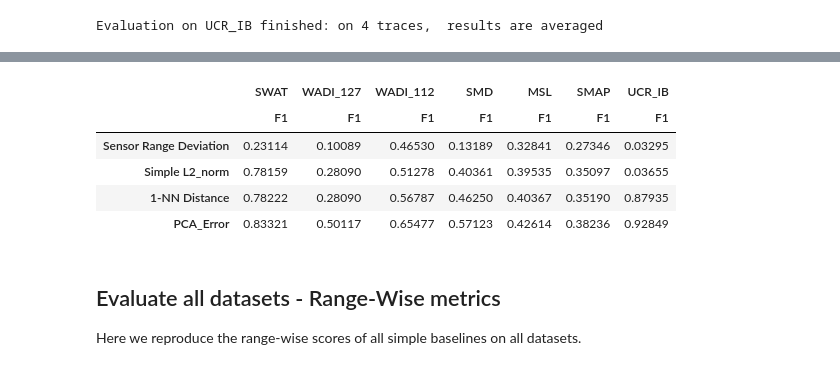
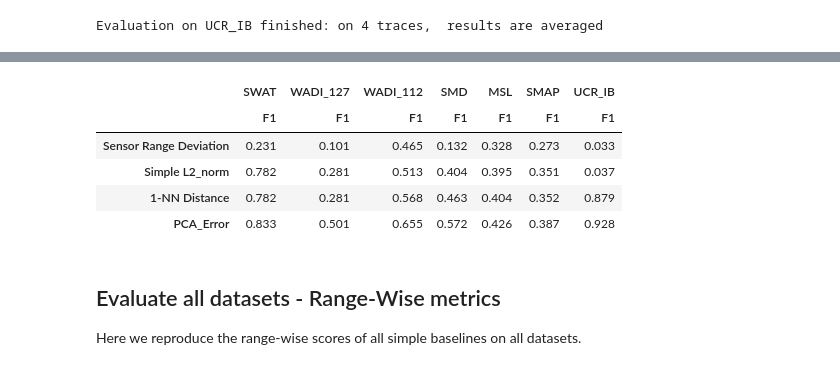
Before and after one commit to ssarfraz/QuoVadisTAD, a Jupyter notebook: notebooks/simple_baselines_evaluation.ipynb, the cells around one changed output, grey strips where cells are left out. Cells and saved outputs as stored; diff of their text form; code cells hidden in the pictures.

```diff
--- a/notebooks/simple_baselines_evaluation.ipynb
+++ b/notebooks/simple_baselines_evaluation.ipynb
@@ -84,7 +84,7 @@ Evaluation on SWAT finished
 ## Evaluate on all datasets - Point-Wise metrics
 Here we reproduce the point-wise F1 score of all simple baselines on all datasets.
 # %%
-df_point_wise = evaluate_baselines_on_all_paper_datasets(
+df_point_wise = evaluate_simple_baselines_on_all_paper_datasets(
     root_path=module_path,
     dataset_names=None,
     data_normalization="0-1",
@@ -129,18 +129,18 @@ Evaluation on UCR_IB finished: on 4 traces,  results are averaged
 # %%
 (
     df_point_wise
     .drop(['P', 'R','AUPRC'], axis=1, level=1)
     .style
-    .format(precision=5)
+    .format(precision=3)
     .apply(highlight_max, props='color:white;background-color:darkblue', axis=0)
 )
 # %% [output]
 |  | SWAT | WADI_127 | WADI_112 | SMD | MSL | SMAP | UCR_IB |
 |  | F1 | F1 | F1 | F1 | F1 | F1 | F1 |
-| Sensor Range Deviation | 0.23114 | 0.10089 | 0.46530 | 0.13189 | 0.32841 | 0.27346 | 0.03295 |
-| Simple L2_norm | 0.78159 | 0.28090 | 0.51278 | 0.40361 | 0.39535 | 0.35097 | 0.03655 |
-| 1-NN Distance | 0.78222 | 0.28090 | 0.56787 | 0.46250 | 0.40367 | 0.35190 | 0.87935 |
-| PCA_Error | 0.83321 | 0.50117 | 0.65477 | 0.57123 | 0.42614 | 0.38236 | 0.92849 |
+| Sensor Range Deviation | 0.231 | 0.101 | 0.465 | 0.132 | 0.328 | 0.273 | 0.033 |
+| Simple L2_norm | 0.782 | 0.281 | 0.513 | 0.404 | 0.395 | 0.351 | 0.037 |
+| 1-NN Distance | 0.782 | 0.281 | 0.568 | 0.463 | 0.404 | 0.352 | 0.879 |
+| PCA_Error | 0.833 | 0.501 | 0.655 | 0.572 | 0.426 | 0.387 | 0.928 |
 # %% [markdown]
 ## Evaluate all datasets - Range-Wise metrics
 Here we reproduce the range-wise scores of all simple baselines on all datasets.
```
Also changed, not shown: parts of 9 cells of this notebook, 4 other files.
